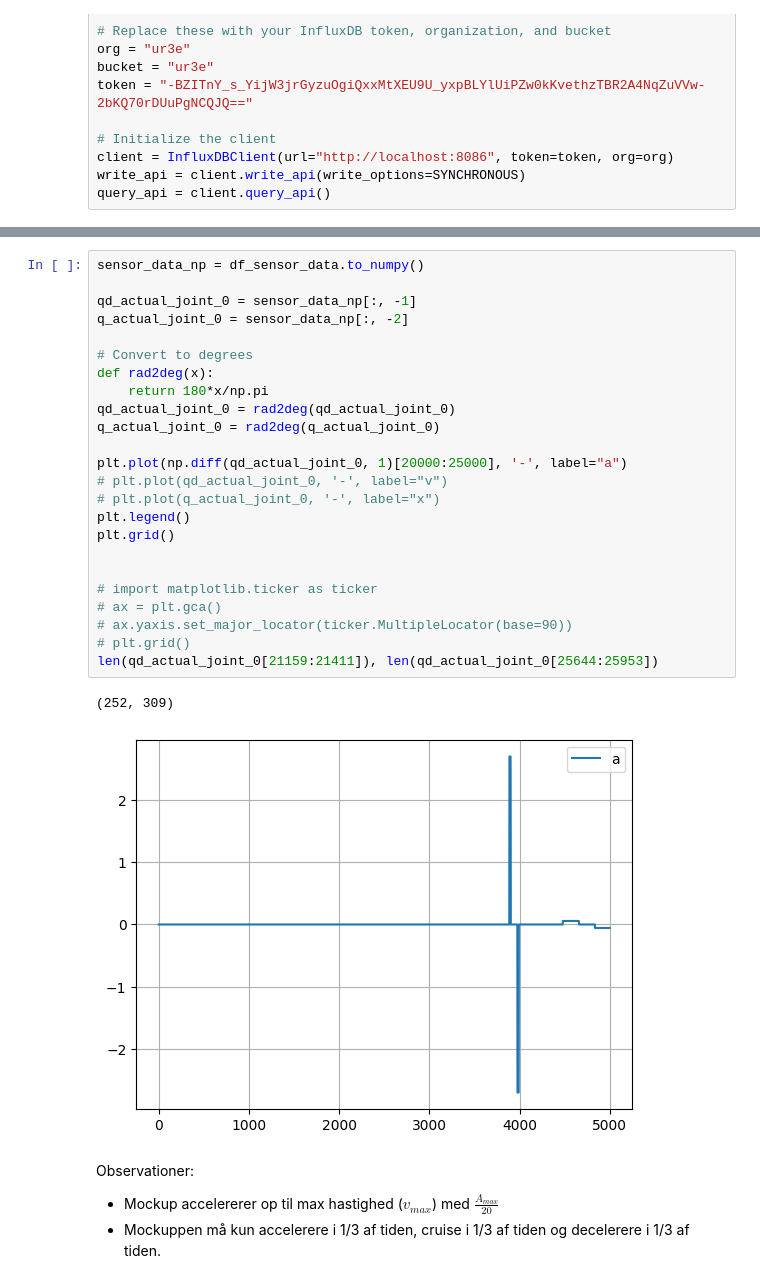
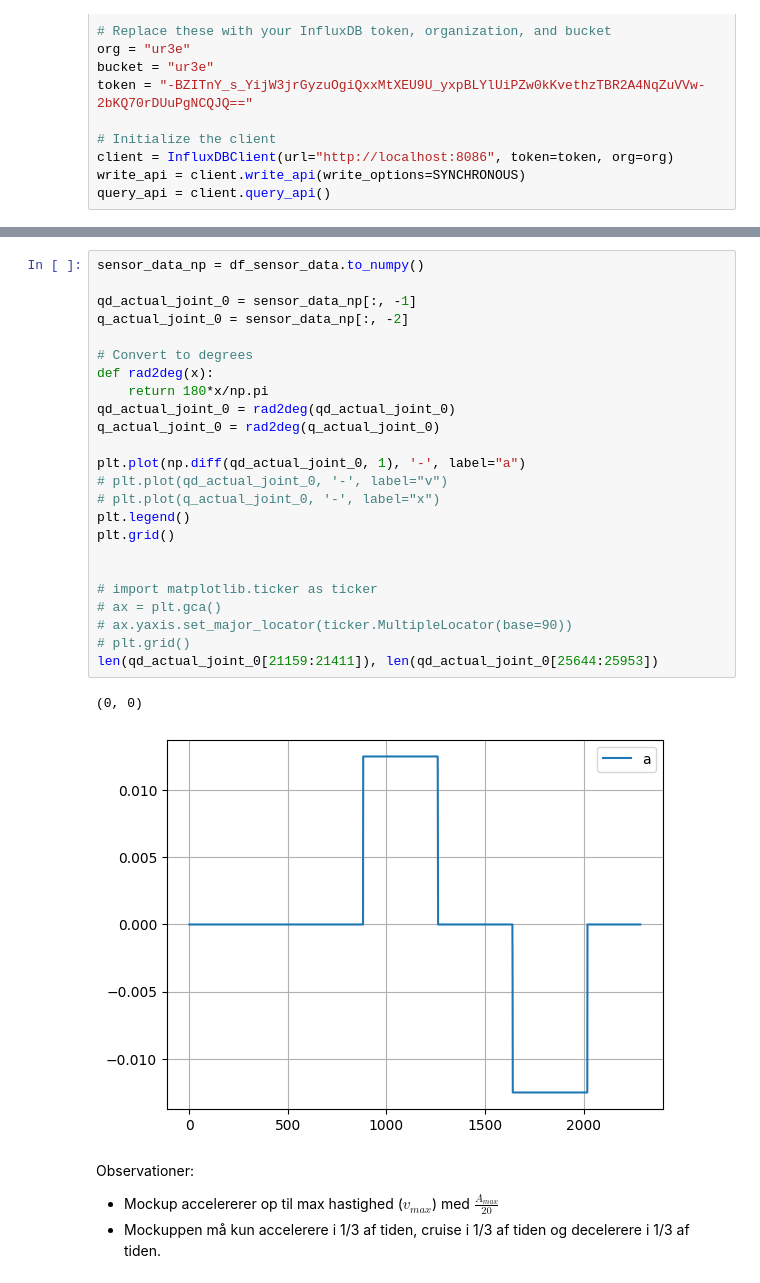
Before and after one commit to ChristianPorsmose/UR3eDTCourse, a Jupyter notebook: DTsolution/models/mockup-observations.ipynb, the cells around one changed output, grey strips where cells are left out. Cells and saved outputs as stored; diff of their text form.

```diff
--- a/DTsolution/models/mockup-observations.ipynb
+++ b/DTsolution/models/mockup-observations.ipynb
@@ -56,30 +56,30 @@ print(df_sensor_data.head())
 # %%
 sensor_data_np = df_sensor_data.to_numpy()
 
 qd_actual_joint_0 = sensor_data_np[:, -1]
 q_actual_joint_0 = sensor_data_np[:, -2]
 
 # Convert to degrees
 def rad2deg(x):
     return 180*x/np.pi
 qd_actual_joint_0 = rad2deg(qd_actual_joint_0)
 q_actual_joint_0 = rad2deg(q_actual_joint_0)
 
-plt.plot(np.diff(qd_actual_joint_0, 1)[20000:25000], '-', label="a")
+plt.plot(np.diff(qd_actual_joint_0, 1), '-', label="a")
 # plt.plot(qd_actual_joint_0, '-', label="v")
 # plt.plot(q_actual_joint_0, '-', label="x")
 plt.legend()
 plt.grid()
 
 
 # import matplotlib.ticker as ticker
 # ax = plt.gca()
 # ax.yaxis.set_major_locator(ticker.MultipleLocator(base=90))
 # plt.grid()
 len(qd_actual_joint_0[21159:21411]), len(qd_actual_joint_0[25644:25953])
 # %% [output]
-(252, 309)
+(0, 0)
-[figure, old version]
+[figure, new version]
 # %% [markdown]
 Observationer:
 - Mockup accelererer op til max hastighed ($v_{max}$) med $\frac{A_{max}}{20}$
```
Also changed, not shown: parts of 2 cells of this notebook, 23 other files.
